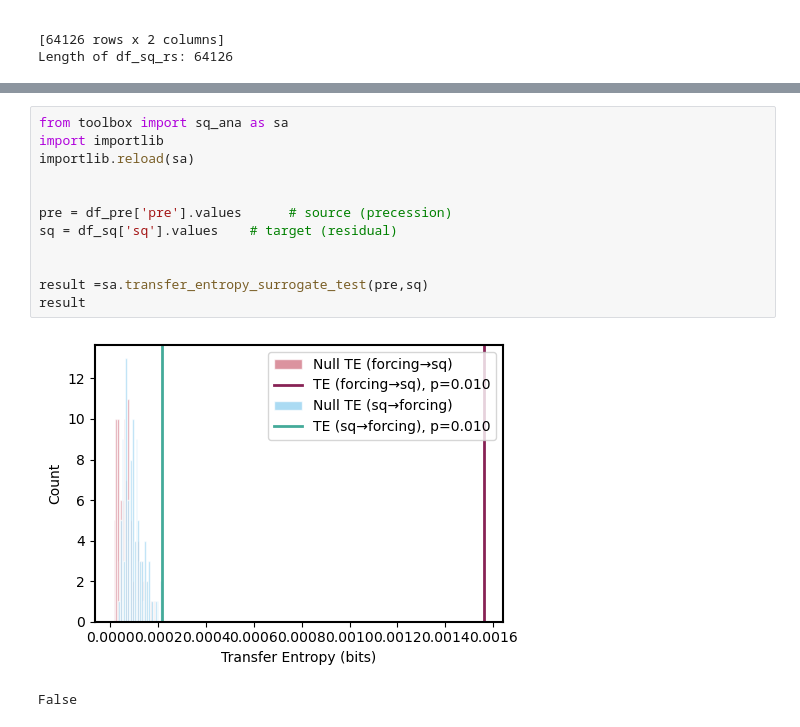
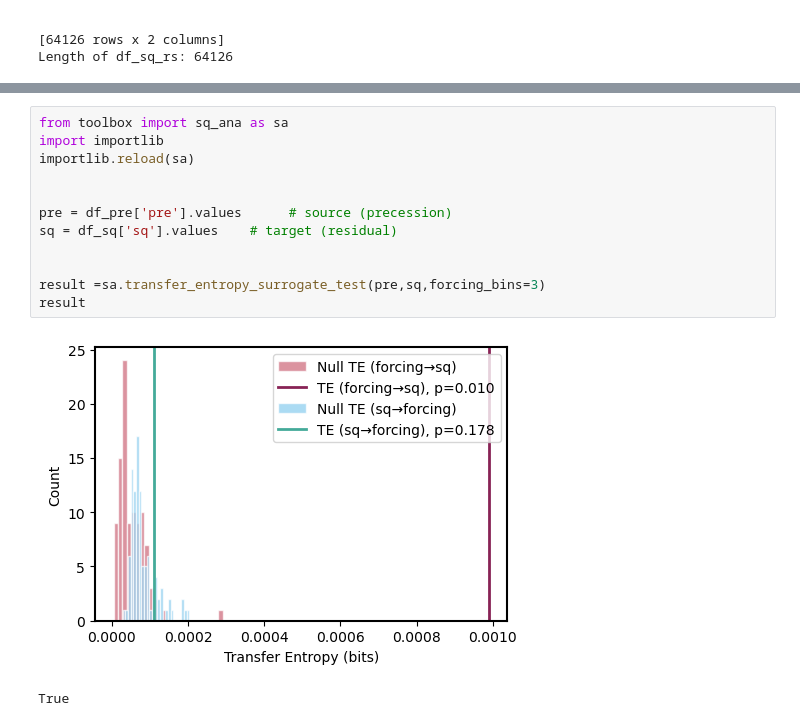
Before and after one commit to Peisong-Zheng/bipolar_seesaw_CCM, a Jupyter notebook: sq_new_speleothem.ipynb, the cells around one changed output, grey strips where cells are left out. Drawn from its saved outputs; the diff is of its cells as text.

```diff
--- a/sq_speleothem.ipynb
+++ b/sq_new_speleothem.ipynb
@@ -60,15 +71,15 @@ Length of df_sq_rs: 64126
 # %%
 from toolbox import sq_ana as sa
 import importlib
 importlib.reload(sa)
 
 
 pre = df_pre['pre'].values      # source (precession)
 sq = df_sq['sq'].values    # target (residual)
 
 
-result =sa.transfer_entropy_surrogate_test(pre,sq)
+result =sa.transfer_entropy_surrogate_test(pre,sq,forcing_bins=3)
 result
 # %% [output]
-[figure, old version]
+[figure, new version]
-False
+True
```
Also changed, not shown: parts of 1 cell of this notebook, 3 other files.
